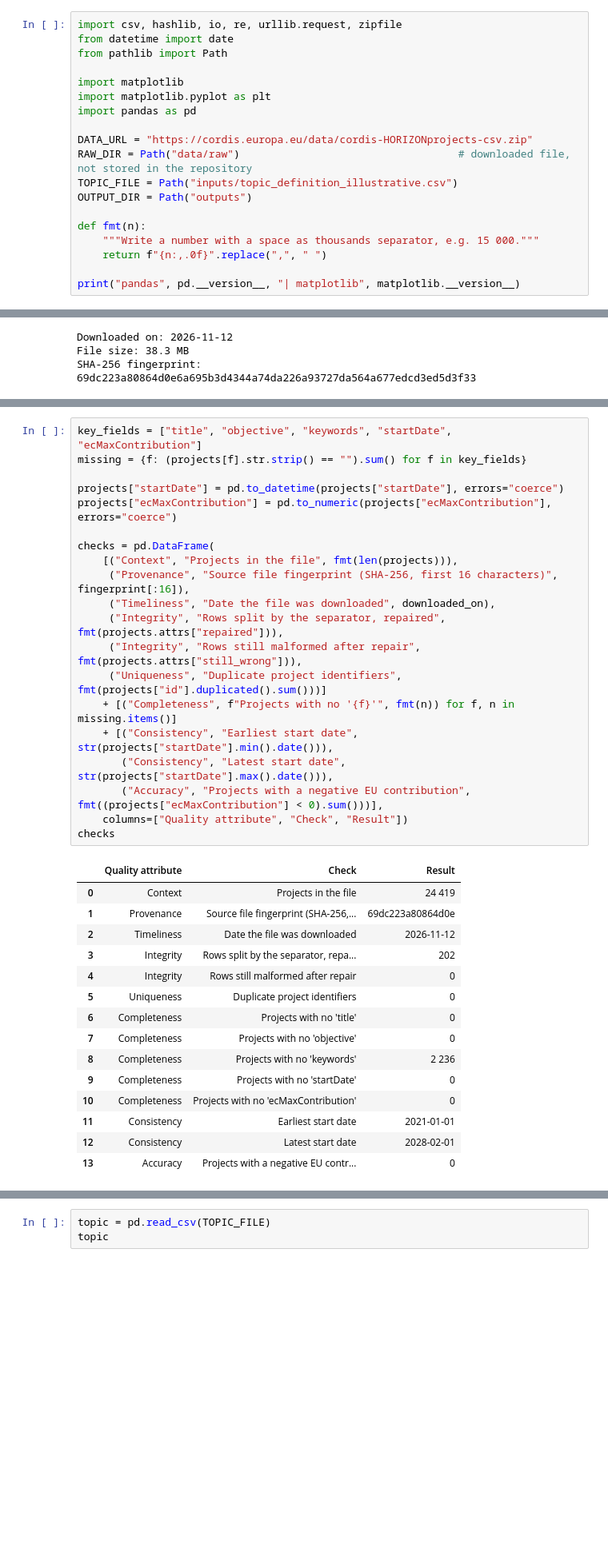
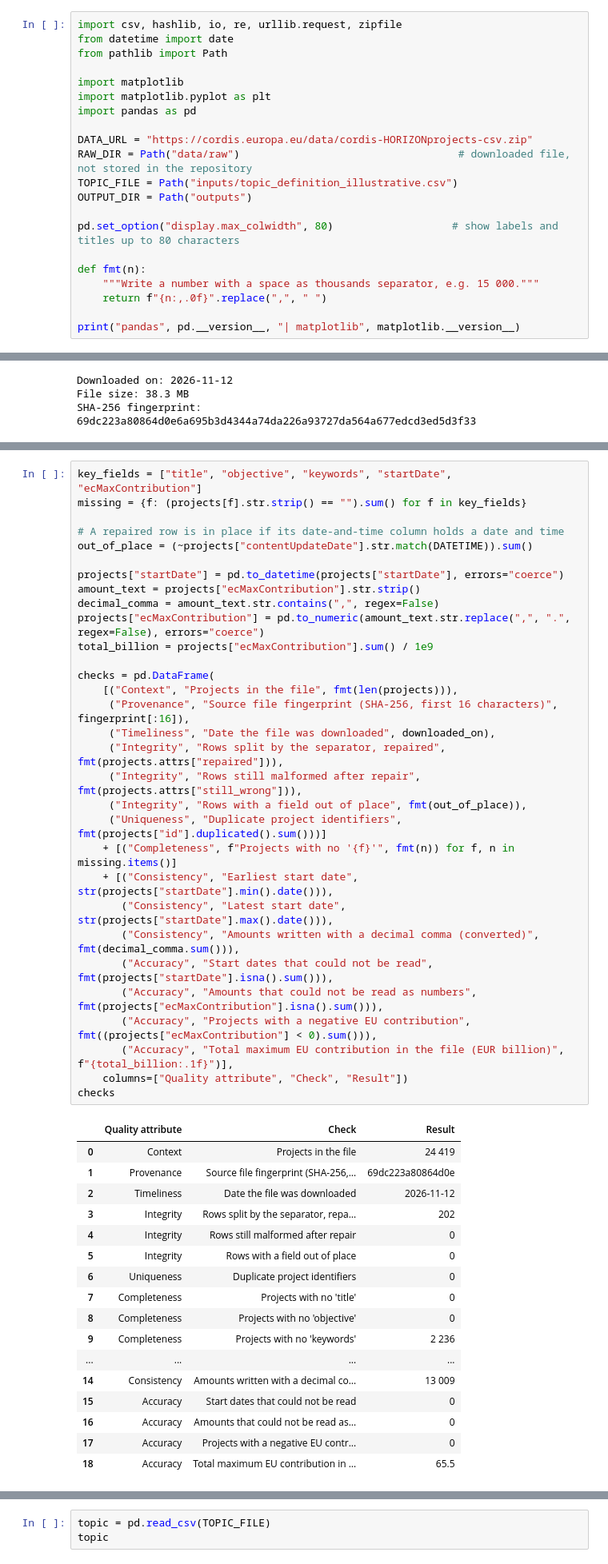
Before and after one commit to vegajai/f2p-portfolio-analysis, a Jupyter notebook: portfolio_analysis.ipynb, the cells around one changed output, grey strips where cells are left out. Shown at 80% size. Saved outputs shown, nothing was run; the diff lists cells and outputs as text; blank space fills up the shorter version.

Commit message:
Fix decimal-comma amounts and repair split keywords

```diff
--- a/portfolio_analysis.ipynb
+++ b/portfolio_analysis.ipynb
@@ -31,6 +31,8 @@ RAW_DIR = Path("data/raw")                                   # downloaded file,
 TOPIC_FILE = Path("inputs/topic_definition_illustrative.csv")
 OUTPUT_DIR = Path("outputs")
 
+pd.set_option("display.max_colwidth", 80)                   # show labels and titles up to 80 characters
+
 def fmt(n):
     """Write a number with a space as thousands separator, e.g. 15 000."""
     return f"{n:,.0f}".replace(",", " ")
@@ -105,36 +113,49 @@ Each check is labelled with the data-quality attribute it tests, using the attri
 # %%
 key_fields = ["title", "objective", "keywords", "startDate", "ecMaxContribution"]
 missing = {f: (projects[f].str.strip() == "").sum() for f in key_fields}
 
+# A repaired row is in place if its date-and-time column holds a date and time
+out_of_place = (~projects["contentUpdateDate"].str.match(DATETIME)).sum()
+
 projects["startDate"] = pd.to_datetime(projects["startDate"], errors="coerce")
-projects["ecMaxContribution"] = pd.to_numeric(projects["ecMaxContribution"], errors="coerce")
+amount_text = projects["ecMaxContribution"].str.strip()
+decimal_comma = amount_text.str.contains(",", regex=False)
+projects["ecMaxContribution"] = pd.to_numeric(amount_text.str.replace(",", ".", regex=False), errors="coerce")
+total_billion = projects["ecMaxContribution"].sum() / 1e9
 
 checks = pd.DataFrame(
     [("Context", "Projects in the file", fmt(len(projects))),
      ("Provenance", "Source file fingerprint (SHA-256, first 16 characters)", fingerprint[:16]),
      ("Timeliness", "Date the file was downloaded", downloaded_on),
      ("Integrity", "Rows split by the separator, repaired", fmt(projects.attrs["repaired"])),
      ("Integrity", "Rows still malformed after repair", fmt(projects.attrs["still_wrong"])),
+     ("Integrity", "Rows with a field out of place", fmt(out_of_place)),
      ("Uniqueness", "Duplicate project identifiers", fmt(projects["id"].duplicated().sum()))]
     + [("Completeness", f"Projects with no '{f}'", fmt(n)) for f, n in missing.items()]
     + [("Consistency", "Earliest start date", str(projects["startDate"].min().date())),
        ("Consistency", "Latest start date", str(projects["startDate"].max().date())),
-       ("Accuracy", "Projects with a negative EU contribution", fmt((projects["ecMaxContribution"] < 0).sum()))],
+       ("Consistency", "Amounts written with a decimal comma (converted)", fmt(decimal_comma.sum())),
+       ("Accuracy", "Start dates that could not be read", fmt(projects["startDate"].isna().sum())),
+       ("Accuracy", "Amounts that could not be read as numbers", fmt(projects["ecMaxContribution"].isna().sum())),
+       ("Accuracy", "Projects with a negative EU contribution", fmt((projects["ecMaxContribution"] < 0).sum())),
+       ("Accuracy", "Total maximum EU contribution in the file (EUR billion)", f"{total_billion:.1f}")],
     columns=["Quality attribute", "Check", "Result"])
 checks
 # %% [output]
 |  | Quality attribute | Check | Result |
 | 0 | Context | Projects in the file | 24 419 |
 | 1 | Provenance | Source file fingerprint (SHA-256,... | 69dc223a80864d0e |
 | 2 | Timeliness | Date the file was downloaded | 2026-11-12 |
 | 3 | Integrity | Rows split by the separator, repa... | 202 |
 | 4 | Integrity | Rows still malformed after repair | 0 |
-| 5 | Uniqueness | Duplicate project identifiers | 0 |
-| 6 | Completeness | Projects with no 'title' | 0 |
-| 7 | Completeness | Projects with no 'objective' | 0 |
-| 8 | Completeness | Projects with no 'keywords' | 2 236 |
-| 9 | Completeness | Projects with no 'startDate' | 0 |
-| 10 | Completeness | Projects with no 'ecMaxContribution' | 0 |
-| 11 | Consistency | Earliest start date | 2021-01-01 |
-| 12 | Consistency | Latest start date | 2028-02-01 |
-| 13 | Accuracy | Projects with a negative EU contr... | 0 |
+| 5 | Integrity | Rows with a field out of place | 0 |
+| 6 | Uniqueness | Duplicate project identifiers | 0 |
+| 7 | Completeness | Projects with no 'title' | 0 |
+| 8 | Completeness | Projects with no 'objective' | 0 |
+| 9 | Completeness | Projects with no 'keywords' | 2 236 |
+| ... | ... | ... | ... |
+| 14 | Consistency | Amounts written with a decimal co... | 13 009 |
+| 15 | Accuracy | Start dates that could not be read | 0 |
+| 16 | Accuracy | Amounts that could not be read as... | 0 |
+| 17 | Accuracy | Projects with a negative EU contr... | 0 |
+| 18 | Accuracy | Total maximum EU contribution in ... | 65.5 |
```
Also changed, not shown: parts of 5 cells of this notebook, 2 other files.
